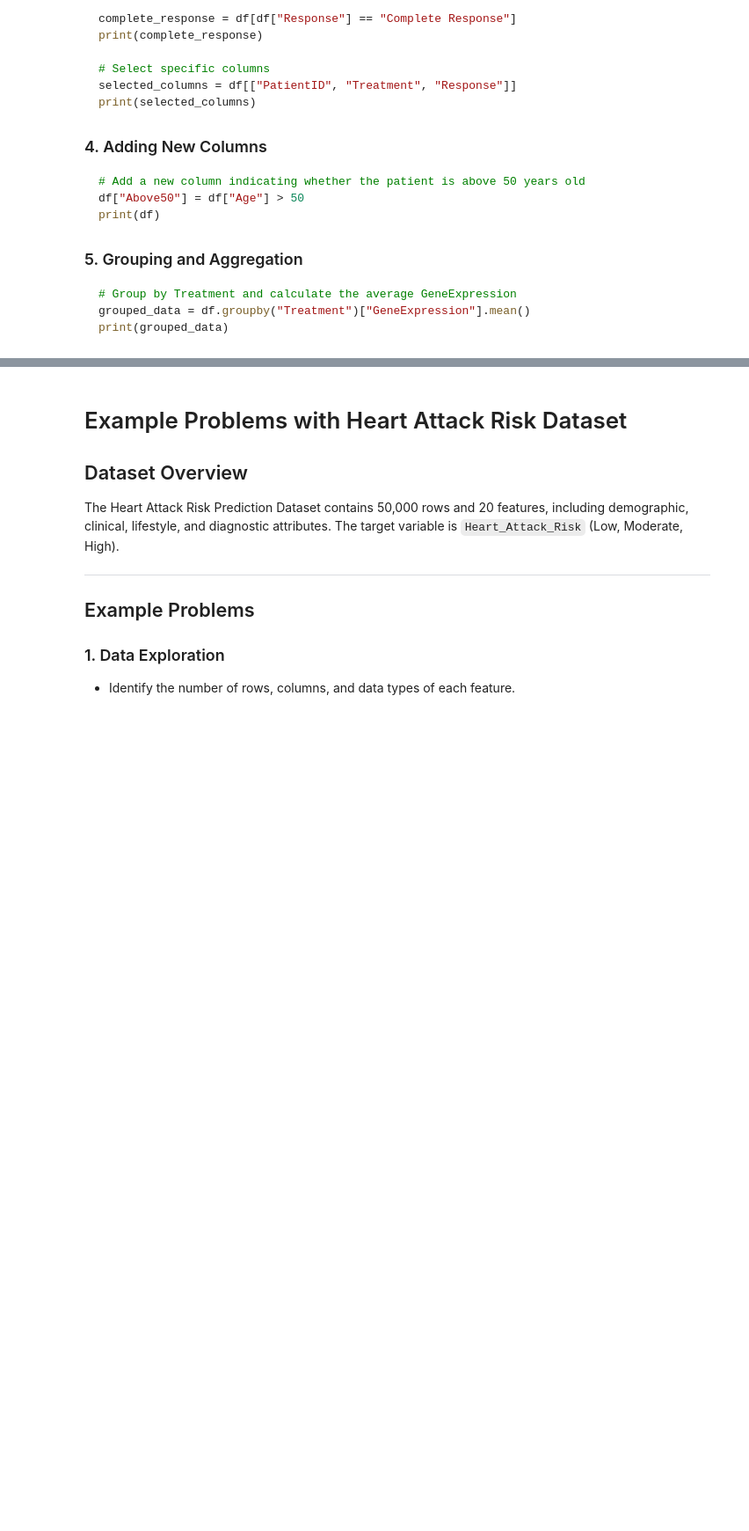
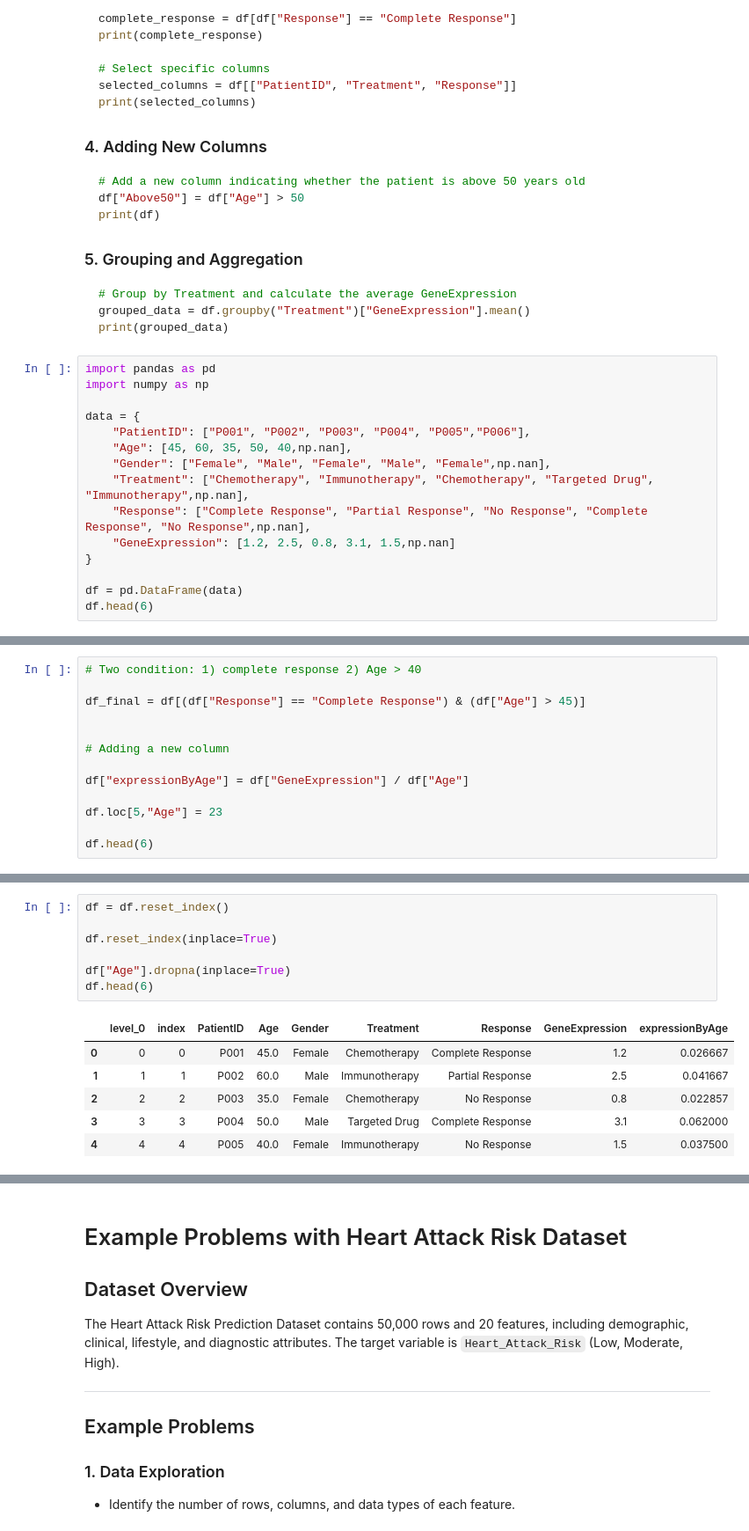
Before and after one commit to armankarshenas/TUMS2025, a Jupyter notebook: lectures/lecture6.ipynb, the cells around one changed output, grey strips where cells are left out. Shown at 88% size. Saved outputs shown, nothing was run; the diff lists cells and outputs as text; blank space fills up the shorter version.

````diff
--- a/lectures/lecture6.ipynb
+++ b/lectures/lecture6.ipynb
@@ -107,3 +107,18 @@ print(df)
 grouped_data = df.groupby("Treatment")["GeneExpression"].mean()
 print(grouped_data)
 ```
+# %%
+import pandas as pd
+import numpy as np
+
+data = {
+    "PatientID": ["P001", "P002", "P003", "P004", "P005","P006"],
+    "Age": [45, 60, 35, 50, 40,np.nan],
+    "Gender": ["Female", "Male", "Female", "Male", "Female",np.nan],
+    "Treatment": ["Chemotherapy", "Immunotherapy", "Chemotherapy", "Targeted Drug", "Immunotherapy",np.nan],
+    "Response": ["Complete Response", "Partial Response", "No Response", "Complete Response", "No Response",np.nan],
+    "GeneExpression": [1.2, 2.5, 0.8, 3.1, 1.5,np.nan]
+}
+
+df = pd.DataFrame(data)
+df.head(6)
@@ -109,0 +165,13 @@ print(grouped_data)
+# %%
+# Two condition: 1) complete response 2) Age > 40
+
+df_final = df[(df["Response"] == "Complete Response") & (df["Age"] > 45)]
+
+
+# Adding a new column
+
+df["expressionByAge"] = df["GeneExpression"] / df["Age"]
+
+df.loc[5,"Age"] = 23
+
+df.head(6)
@@ -110,3 +186,17 @@ print(grouped_data)
+# %%
+df = df.reset_index()
+
+df.reset_index(inplace=True)
+
+df["Age"].dropna(inplace=True)
+df.head(6)
+# %% [output]
+|  | level_0 | index | PatientID | Age | Gender | Treatment | Response | GeneExpression | expressionByAge |
+| 0 | 0 | 0 | P001 | 45.0 | Female | Chemotherapy | Complete Response | 1.2 | 0.026667 |
+| 1 | 1 | 1 | P002 | 60.0 | Male | Immunotherapy | Partial Response | 2.5 | 0.041667 |
+| 2 | 2 | 2 | P003 | 35.0 | Female | Chemotherapy | No Response | 0.8 | 0.022857 |
+| 3 | 3 | 3 | P004 | 50.0 | Male | Targeted Drug | Complete Response | 3.1 | 0.062000 |
+| 4 | 4 | 4 | P005 | 40.0 | Female | Immunotherapy | No Response | 1.5 | 0.037500 |
 # %%
 # Now let's look at a real dataset
 import pandas as pd
````
Also changed, not shown: parts of 7 cells of this notebook.
